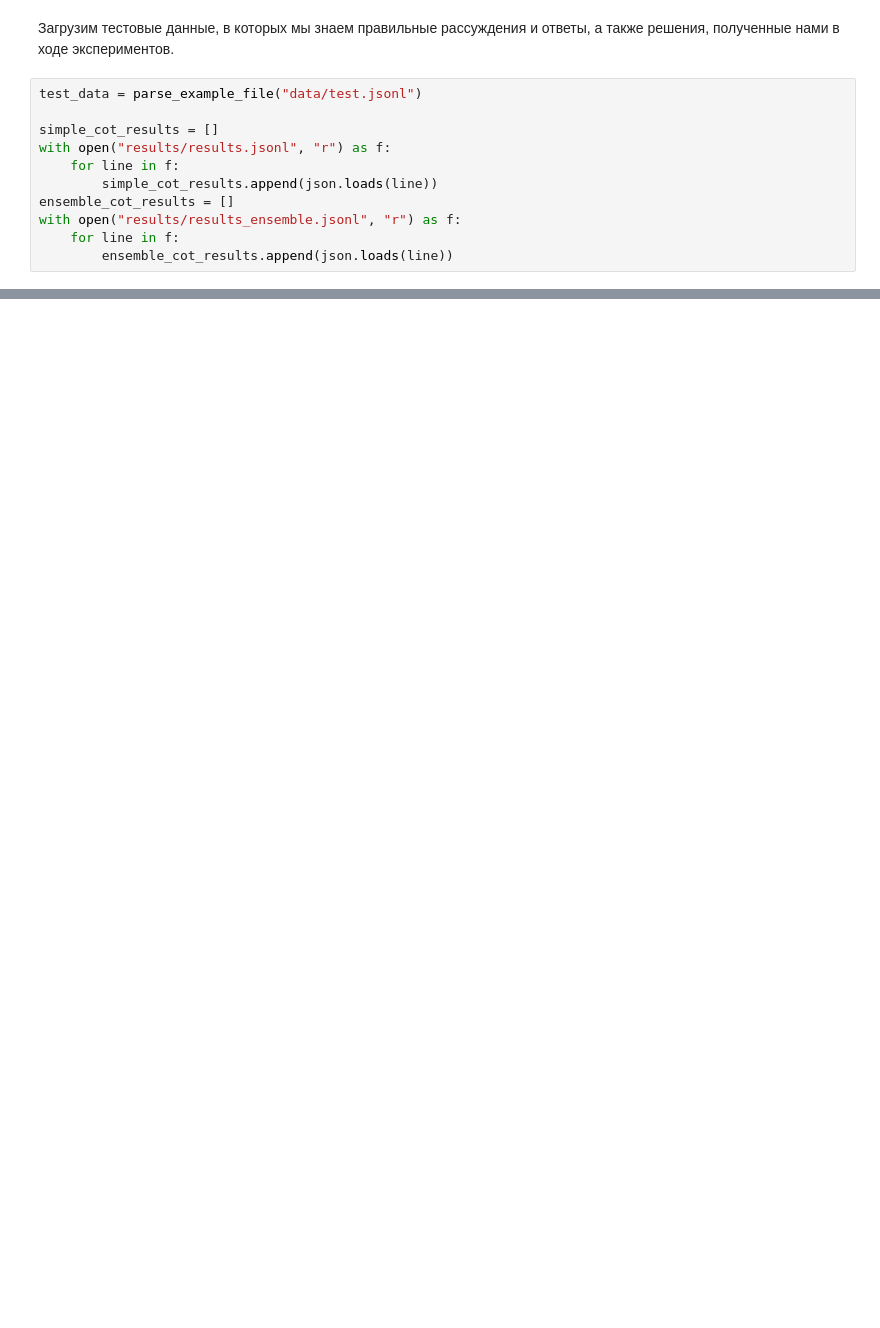
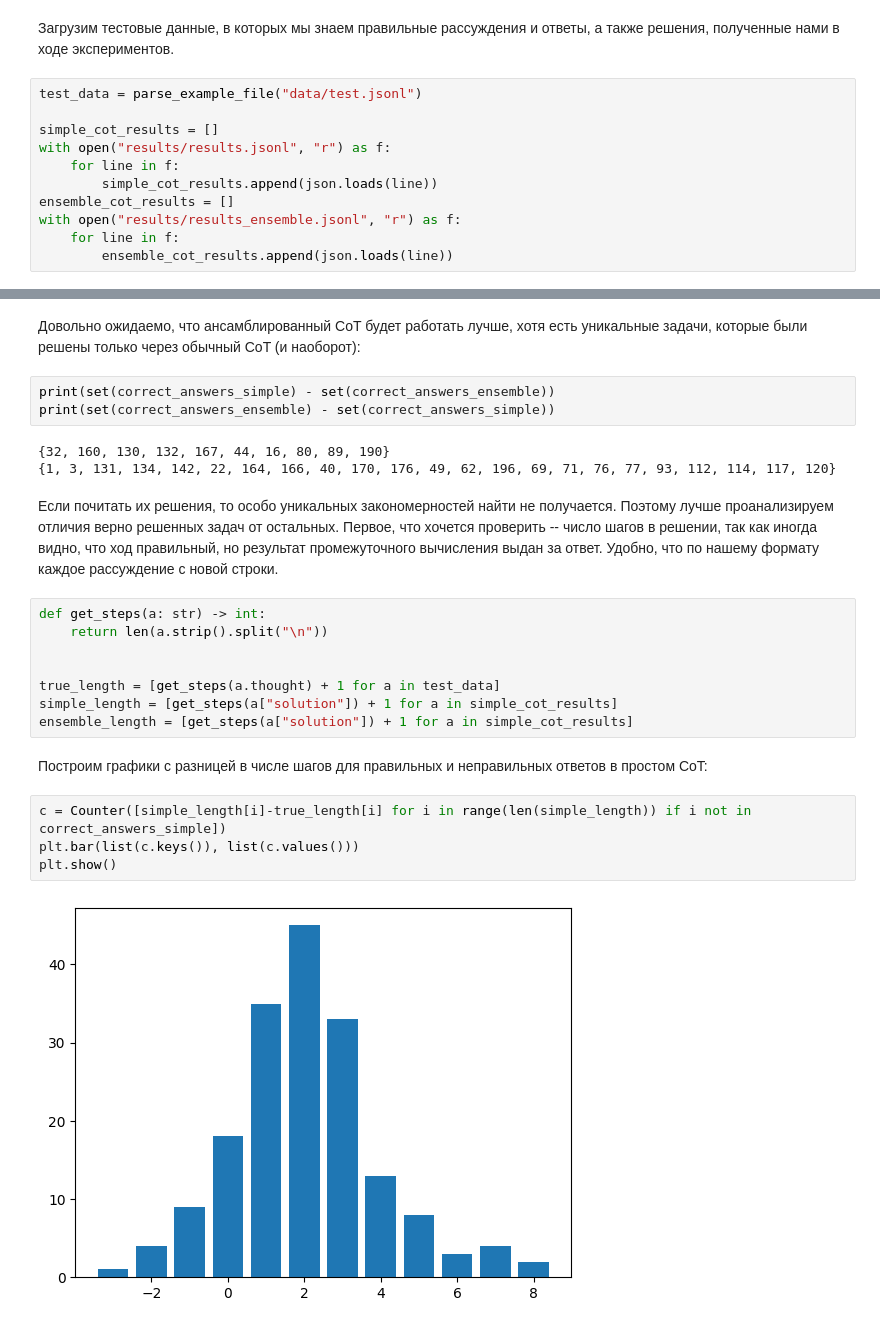
Before and after one commit to malodetz/tlab-2023-nlp-task, a Jupyter notebook: analysis.ipynb, the cells around one changed output, grey strips where cells are left out. Drawn from its saved outputs; the diff is of its cells as text; blank space fills up the shorter version.

```diff
--- a/analysis.ipynb
+++ b/analysis.ipynb
@@ -35,0 +43,28 @@ print(correct_answers_ensemble)
+# %% [markdown]
+Довольно ожидаемо, что ансамблированный CoT будет работать лучше, хотя есть уникальные задачи, которые были решены только через обычный CoT (и наоборот):
+# %%
+print(set(correct_answers_simple) - set(correct_answers_ensemble))
+print(set(correct_answers_ensemble) - set(correct_answers_simple))
+# %% [output]
+{32, 160, 130, 132, 167, 44, 16, 80, 89, 190}
+{1, 3, 131, 134, 142, 22, 164, 166, 40, 170, 176, 49, 62, 196, 69, 71, 76, 77, 93, 112, 114, 117, 120}
+# %% [markdown]
+Если почитать их решения, то особо уникальных закономерностей найти не получается. Поэтому лучше проанализируем отличия верно решенных задач от остальных.
+Первое, что хочется проверить -- число шагов в решении, так как иногда видно, что ход правильный, но результат промежуточного вычисления выдан за ответ.
+Удобно, что по нашему формату каждое рассуждение с новой строки.
+# %%
+def get_steps(a: str) -> int:
+    return len(a.strip().split("\n"))
+
+
+true_length = [get_steps(a.thought) + 1 for a in test_data]
+simple_length = [get_steps(a["solution"]) + 1 for a in simple_cot_results]
+ensemble_length = [get_steps(a["solution"]) + 1 for a in simple_cot_results]
+# %% [markdown]
+Построим графики с разницей в числе шагов для правильных и неправильных ответов в простом CoT:
+# %%
+c = Counter([simple_length[i]-true_length[i] for i in range(len(simple_length)) if i not in correct_answers_simple])
+plt.bar(list(c.keys()), list(c.values()))
+plt.show()
+# %% [output]
+[figure, added]
```
Also changed, not shown: parts of 16 cells of this notebook, 3 other files.
